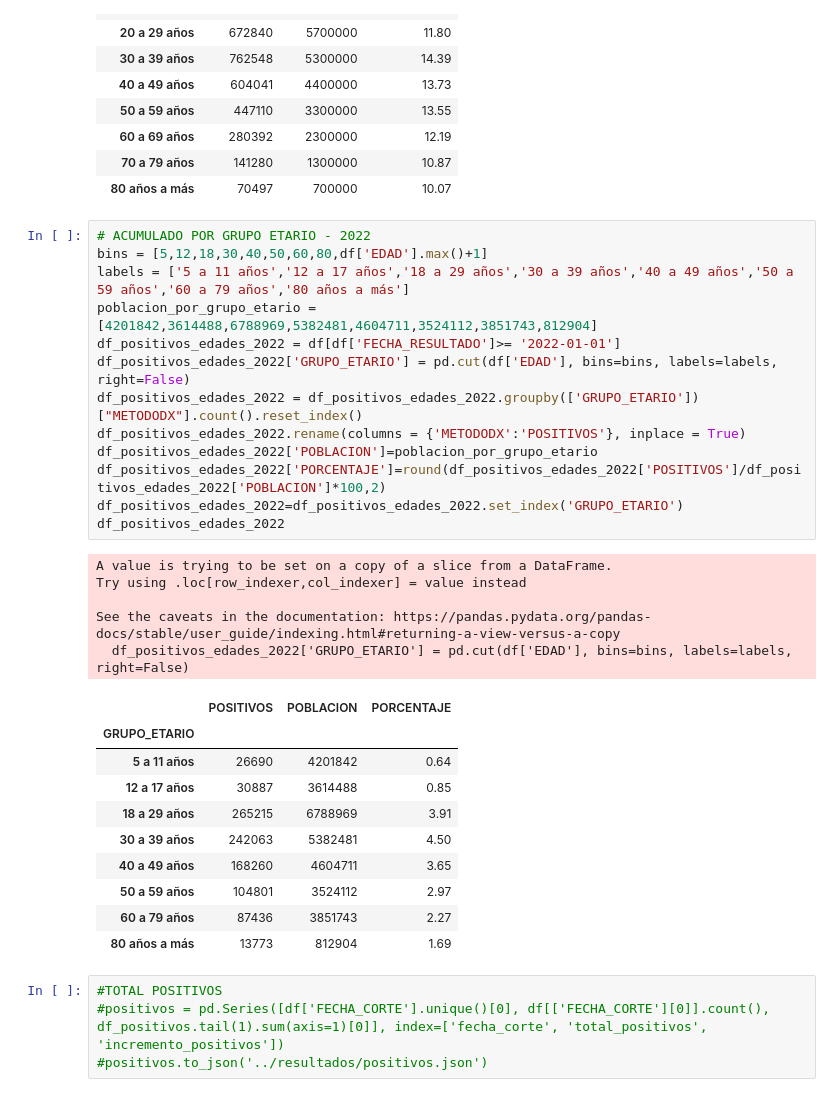
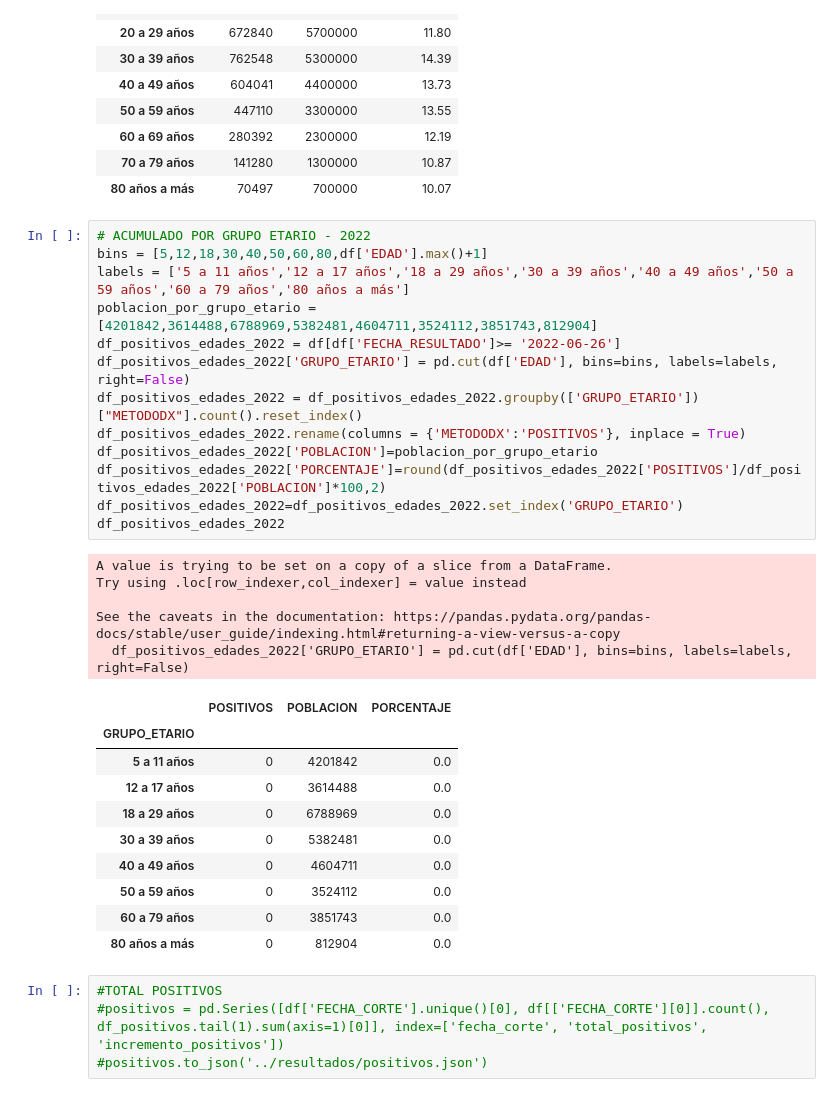
Before and after one commit to annaabsi/git-scraper-covid19, a Jupyter notebook: notebooks/scraper-positivos.ipynb, the cells around one changed output. Cells and saved outputs as stored; diff of their text form.

```diff
--- a/notebooks/scraper-positivos.ipynb
+++ b/notebooks/scraper-positivos.ipynb
@@ -171,32 +171,32 @@ df_positivos_edades
 # %%
 # ACUMULADO POR GRUPO ETARIO - 2022
 bins = [5,12,18,30,40,50,60,80,df['EDAD'].max()+1]
 labels = ['5 a 11 años','12 a 17 años','18 a 29 años','30 a 39 años','40 a 49 años','50 a 59 años','60 a 79 años','80 años a más']
 poblacion_por_grupo_etario = [4201842,3614488,6788969,5382481,4604711,3524112,3851743,812904]
-df_positivos_edades_2022 = df[df['FECHA_RESULTADO']>= '2022-01-01']
+df_positivos_edades_2022 = df[df['FECHA_RESULTADO']>= '2022-06-26']
 df_positivos_edades_2022['GRUPO_ETARIO'] = pd.cut(df['EDAD'], bins=bins, labels=labels, right=False)
 df_positivos_edades_2022 = df_positivos_edades_2022.groupby(['GRUPO_ETARIO'])["METODODX"].count().reset_index()
 df_positivos_edades_2022.rename(columns = {'METODODX':'POSITIVOS'}, inplace = True)
 df_positivos_edades_2022['POBLACION']=poblacion_por_grupo_etario
 df_positivos_edades_2022['PORCENTAJE']=round(df_positivos_edades_2022['POSITIVOS']/df_positivos_edades_2022['POBLACION']*100,2)
 df_positivos_edades_2022=df_positivos_edades_2022.set_index('GRUPO_ETARIO')
 df_positivos_edades_2022
 # %% [output]
 A value is trying to be set on a copy of a slice from a DataFrame.
 Try using .loc[row_indexer,col_indexer] = value instead
 
 See the caveats in the documentation: https://pandas.pydata.org/pandas-docs/stable/user_guide/indexing.html#returning-a-view-versus-a-copy
   df_positivos_edades_2022['GRUPO_ETARIO'] = pd.cut(df['EDAD'], bins=bins, labels=labels, right=False)
 |  | POSITIVOS | POBLACION | PORCENTAJE |
 | GRUPO_ETARIO |  |  |  |
-| 5 a 11 años | 26690 | 4201842 | 0.64 |
-| 12 a 17 años | 30887 | 3614488 | 0.85 |
-| 18 a 29 años | 265215 | 6788969 | 3.91 |
-| 30 a 39 años | 242063 | 5382481 | 4.50 |
-| 40 a 49 años | 168260 | 4604711 | 3.65 |
-| 50 a 59 años | 104801 | 3524112 | 2.97 |
-| 60 a 79 años | 87436 | 3851743 | 2.27 |
-| 80 años a más | 13773 | 812904 | 1.69 |
+| 5 a 11 años | 0 | 4201842 | 0.0 |
+| 12 a 17 años | 0 | 3614488 | 0.0 |
+| 18 a 29 años | 0 | 6788969 | 0.0 |
+| 30 a 39 años | 0 | 5382481 | 0.0 |
+| 40 a 49 años | 0 | 4604711 | 0.0 |
+| 50 a 59 años | 0 | 3524112 | 0.0 |
+| 60 a 79 años | 0 | 3851743 | 0.0 |
+| 80 años a más | 0 | 812904 | 0.0 |
 # %%
 #TOTAL POSITIVOS
 #positivos = pd.Series([df['FECHA_CORTE'].unique()[0], df[['FECHA_CORTE'][0]].count(), df_positivos.tail(1).sum(axis=1)[0]], index=['fecha_corte', 'total_positivos', 'incremento_positivos'])
```
Also changed, not shown: 1 other file.
